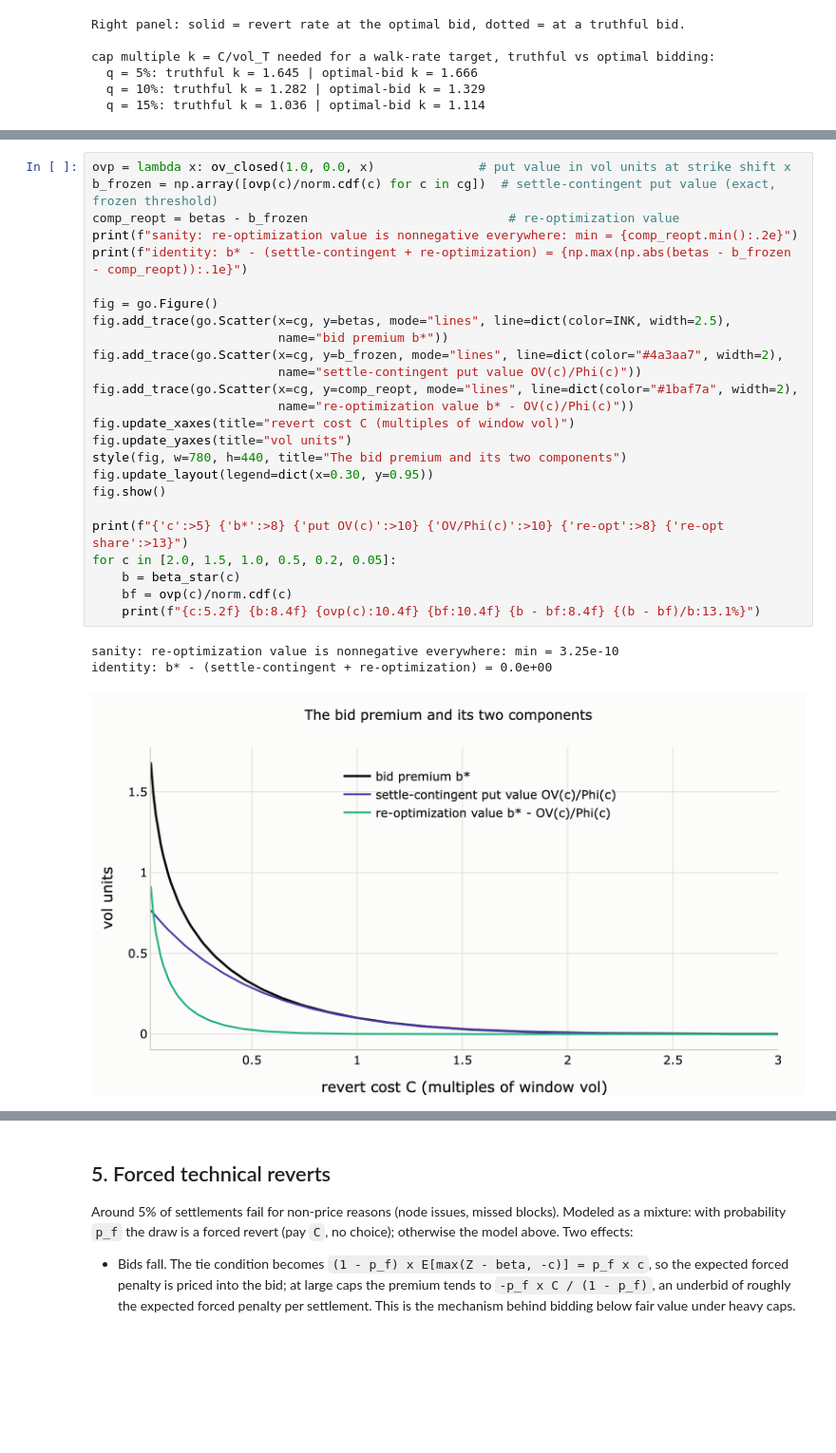
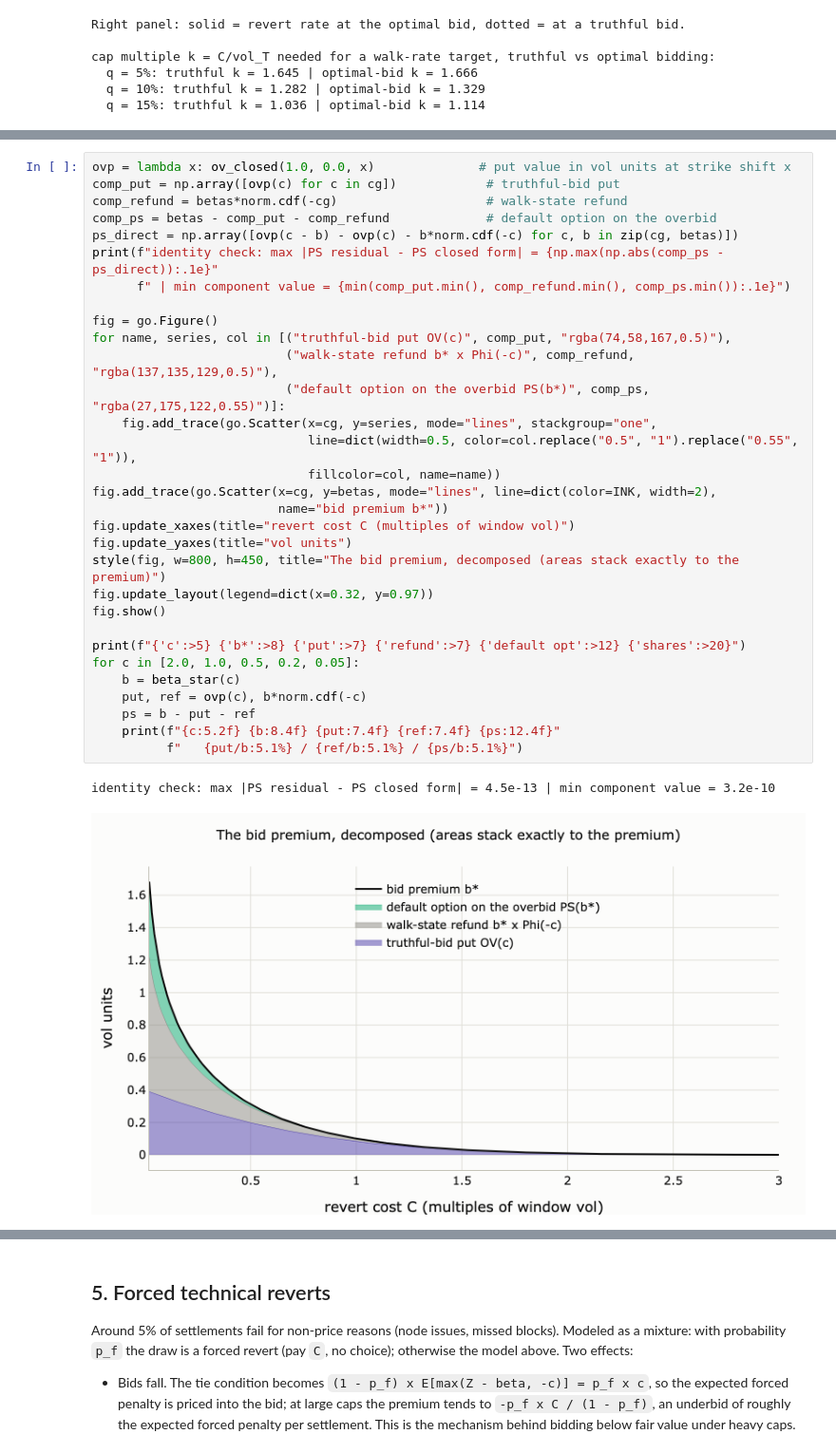
Before and after one commit to cowprotocol/penalty-research, a Jupyter notebook: solver_revert_option_pricing.ipynb, the cells around one changed output, grey strips where cells are left out. Shown at 95% size. Saved outputs shown, nothing was run; the diff lists cells and outputs as text; blank space fills up the shorter version.

```diff
--- a/solver_revert_option_pricing.ipynb
+++ b/solver_revert_option_pricing.ipynb
@@ -349,29 +348,34 @@ The figure overlays the two components against the premium; the table adds the p
 # %%
 ovp = lambda x: ov_closed(1.0, 0.0, x)              # put value in vol units at strike shift x
-b_frozen = np.array([ovp(c)/norm.cdf(c) for c in cg])  # settle-contingent put value (exact, frozen threshold)
-comp_reopt = betas - b_frozen                           # re-optimization value
-print(f"sanity: re-optimization value is nonnegative everywhere: min = {comp_reopt.min():.2e}")
-print(f"identity: b* - (settle-contingent + re-optimization) = {np.max(np.abs(betas - b_frozen - comp_reopt)):.1e}")
+comp_put = np.array([ovp(c) for c in cg])            # truthful-bid put
+comp_refund = betas*norm.cdf(-cg)                    # walk-state refund
+comp_ps = betas - comp_put - comp_refund             # default option on the overbid
+ps_direct = np.array([ovp(c - b) - ovp(c) - b*norm.cdf(-c) for c, b in zip(cg, betas)])
+print(f"identity check: max |PS residual - PS closed form| = {np.max(np.abs(comp_ps - ps_direct)):.1e}"
+      f" | min component value = {min(comp_put.min(), comp_refund.min(), comp_ps.min()):.1e}")
 
 fig = go.Figure()
-fig.add_trace(go.Scatter(x=cg, y=betas, mode="lines", line=dict(color=INK, width=2.5),
+for name, series, col in [("truthful-bid put OV(c)", comp_put, "rgba(74,58,167,0.5)"),
+                          ("walk-state refund b* x Phi(-c)", comp_refund, "rgba(137,135,129,0.5)"),
+                          ("default option on the overbid PS(b*)", comp_ps, "rgba(27,175,122,0.55)")]:
+    fig.add_trace(go.Scatter(x=cg, y=series, mode="lines", stackgroup="one",
+                             line=dict(width=0.5, color=col.replace("0.5", "1").replace("0.55", "1")),
+                             fillcolor=col, name=name))
+fig.add_trace(go.Scatter(x=cg, y=betas, mode="lines", line=dict(color=INK, width=2),
                          name="bid premium b*"))
-fig.add_trace(go.Scatter(x=cg, y=b_frozen, mode="lines", line=dict(color="#4a3aa7", width=2),
-                         name="settle-contingent put value OV(c)/Phi(c)"))
-fig.add_trace(go.Scatter(x=cg, y=comp_reopt, mode="lines", line=dict(color="#1baf7a", width=2),
-                         name="re-optimization value b* - OV(c)/Phi(c)"))
 fig.update_xaxes(title="revert cost C (multiples of window vol)")
 fig.update_yaxes(title="vol units")
-style(fig, w=780, h=440, title="The bid premium and its two components")
-fig.update_layout(legend=dict(x=0.30, y=0.95))
+style(fig, w=800, h=450, title="The bid premium, decomposed (areas stack exactly to the premium)")
+fig.update_layout(legend=dict(x=0.32, y=0.97))
 fig.show()
 
-print(f"{'c':>5} {'b*':>8} {'put OV(c)':>10} {'OV/Phi(c)':>10} {'re-opt':>8} {'re-opt share':>13}")
-for c in [2.0, 1.5, 1.0, 0.5, 0.2, 0.05]:
+print(f"{'c':>5} {'b*':>8} {'put':>7} {'refund':>7} {'default opt':>12} {'shares':>20}")
+for c in [2.0, 1.0, 0.5, 0.2, 0.05]:
     b = beta_star(c)
-    bf = ovp(c)/norm.cdf(c)
-    print(f"{c:5.2f} {b:8.4f} {ovp(c):10.4f} {bf:10.4f} {b - bf:8.4f} {(b - bf)/b:13.1%}")
+    put, ref = ovp(c), b*norm.cdf(-c)
+    ps = b - put - ref
+    print(f"{c:5.2f} {b:8.4f} {put:7.4f} {ref:7.4f} {ps:12.4f}"
+          f"   {put/b:5.1%} / {ref/b:5.1%} / {ps/b:5.1%}")
 # %% [output]
-sanity: re-optimization value is nonnegative everywhere: min = 3.25e-10
-identity: b* - (settle-contingent + re-optimization) = 0.0e+00
+identity check: max |PS residual - PS closed form| = 4.5e-13 | min component value = 3.2e-10
-[figure, old version]
+[figure, new version]
```
Also changed, not shown: parts of 2 cells of this notebook.
